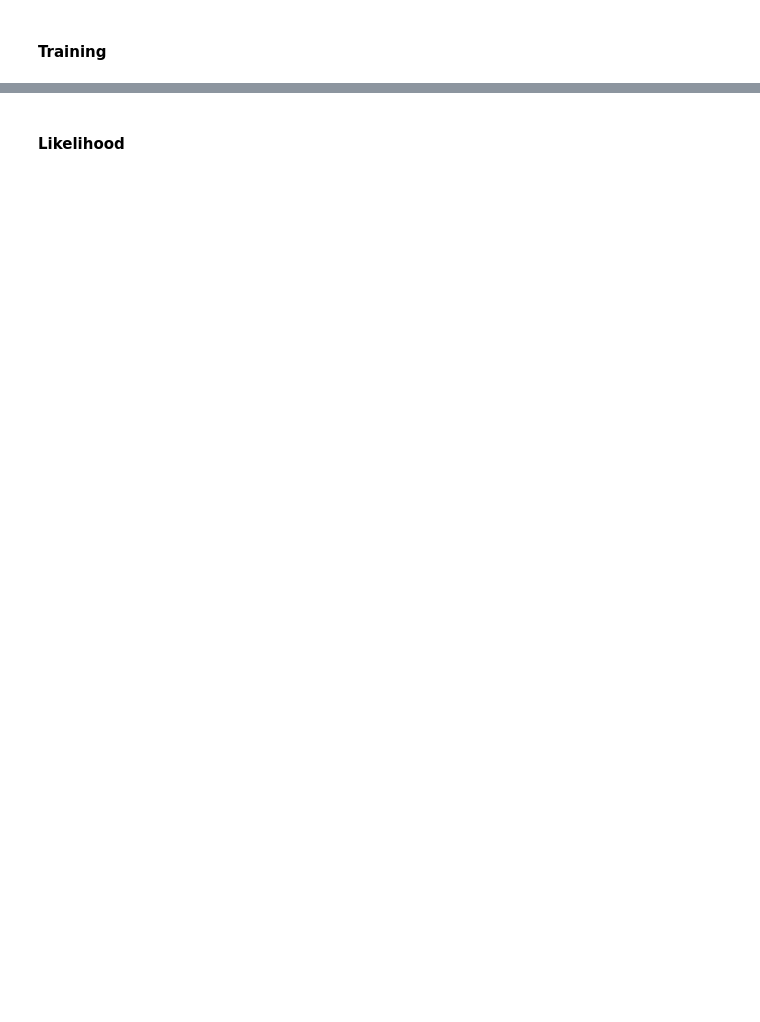
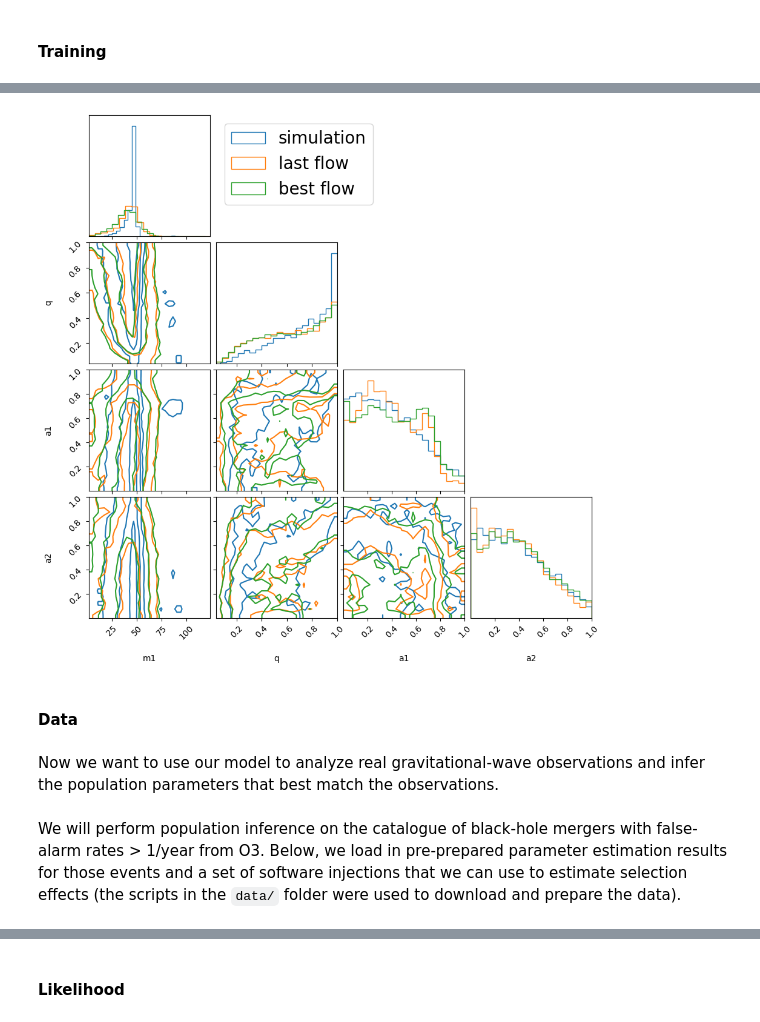
Before and after one commit to mdmould/ml-gw-pop, a Jupyter notebook: simulation-based-prior.ipynb, the cells around one changed output, grey strips where cells are left out. Saved outputs shown, nothing was run; the diff lists cells and outputs as text; code cells hidden in the pictures; blank space fills up the shorter version.

```diff
--- a/simulation-based-prior.ipynb
+++ b/simulation-based-prior.ipynb
@@ -402,0 +602,2 @@ for i, (samples, ls) in enumerate(zip((og, re), ('-', '--'))):
+# %%
+params_init, static = equinox.partition(flow_init, equinox.is_inexact_array)
@@ -404,0 +736,3 @@ for i, (samples, ls) in enumerate(zip((og, re), ('-', '--'))):
+# %%
+last_flow = equinox.combine(params, static)
+best_flow = equinox.combine(best_params, static)
@@ -404,0 +789,33 @@ for i, (samples, ls) in enumerate(zip((og, re), ('-', '--'))):
+# %%
+fig = None
+
+for i, samples in enumerate((mergers, last_flow_mergers, best_flow_mergers)):
+    fig = corner(
+        np.array(samples), labels = ('m1', 'q', 'a1', 'a2'),
+        fig = fig, plot_datapoints = False, plot_density = False,
+        plot_contours = True, fill_contours = False, no_fill_contours = True,
+        hist_kwargs = dict(density = True, color = f'C{i}'),
+        contour_kwargs = dict(colors = [f'C{i}']),
+        # range = np.transpose([lo, hi]),
+        levels = (0.5, 0.9, 0.99), bins = 20, smooth = 0.5,
+    )
+
+for i in range(dim):
+    ax = fig.axes[i + dim * i]
+    ylim = max(patch.xy[:, 1].max() for patch in ax.patches)
+    ax.set_ylim(0, ylim * 1.1)
+
+fig.axes[1].legend(
+    handles = fig.axes[0].patches,
+    labels = ('simulation', 'last flow', 'best flow'),
+    fontsize = 20,
+    loc = 'upper left',
+);
+# %% [output]
+[figure, added]
+# %% [markdown]
+#### Data
+# %% [markdown]
+Now we want to use our model to analyze real gravitational-wave observations and infer the population parameters that best match the observations.
+# %% [markdown]
+We will perform population inference on the catalogue of black-hole mergers with false-alarm rates > 1/year from O3. Below, we load in pre-prepared parameter estimation results for those events and a set of software injections that we can use to estimate selection effects (the scripts in the `data/` folder were used to download and prepare the data).
```
Also changed, not shown: parts of 99 cells of this notebook, 4 other files.
